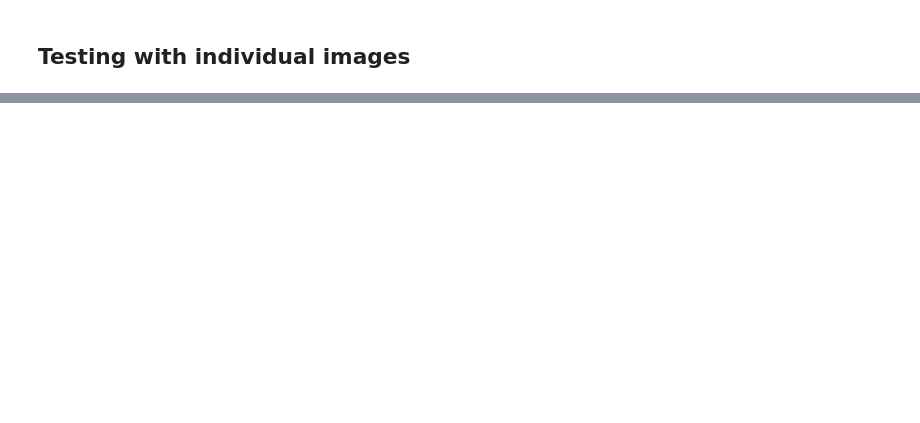
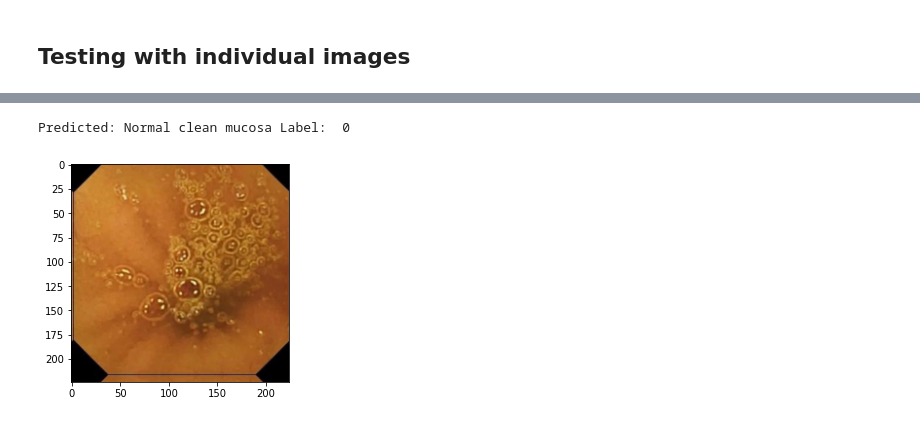
Before and after one commit to kunalburgul/MLDS_Problems, a Jupyter notebook: The-Kvasir-Capsule/The_Kvasir_Capsule.ipynb, the cells around one changed output, grey strips where cells are left out. Saved outputs shown, nothing was run; the diff lists cells and outputs as text; code cells hidden in the pictures; blank space fills up the shorter version.

```diff
--- a/The-Kvasir-Capsule/The_Kvasir_Capsule.ipynb
+++ b/The-Kvasir-Capsule/The_Kvasir_Capsule.ipynb
@@ -616,0 +635,6 @@ valid_ds[2]
+# %%
+img_val, label_val = valid_ds[2]
+valid_result(img_val, label_val, model)
+# %% [output]
+Predicted: Normal clean mucosa Label:  0
+[figure, added]
```
Also changed, not shown: parts of 40 cells of this notebook.
